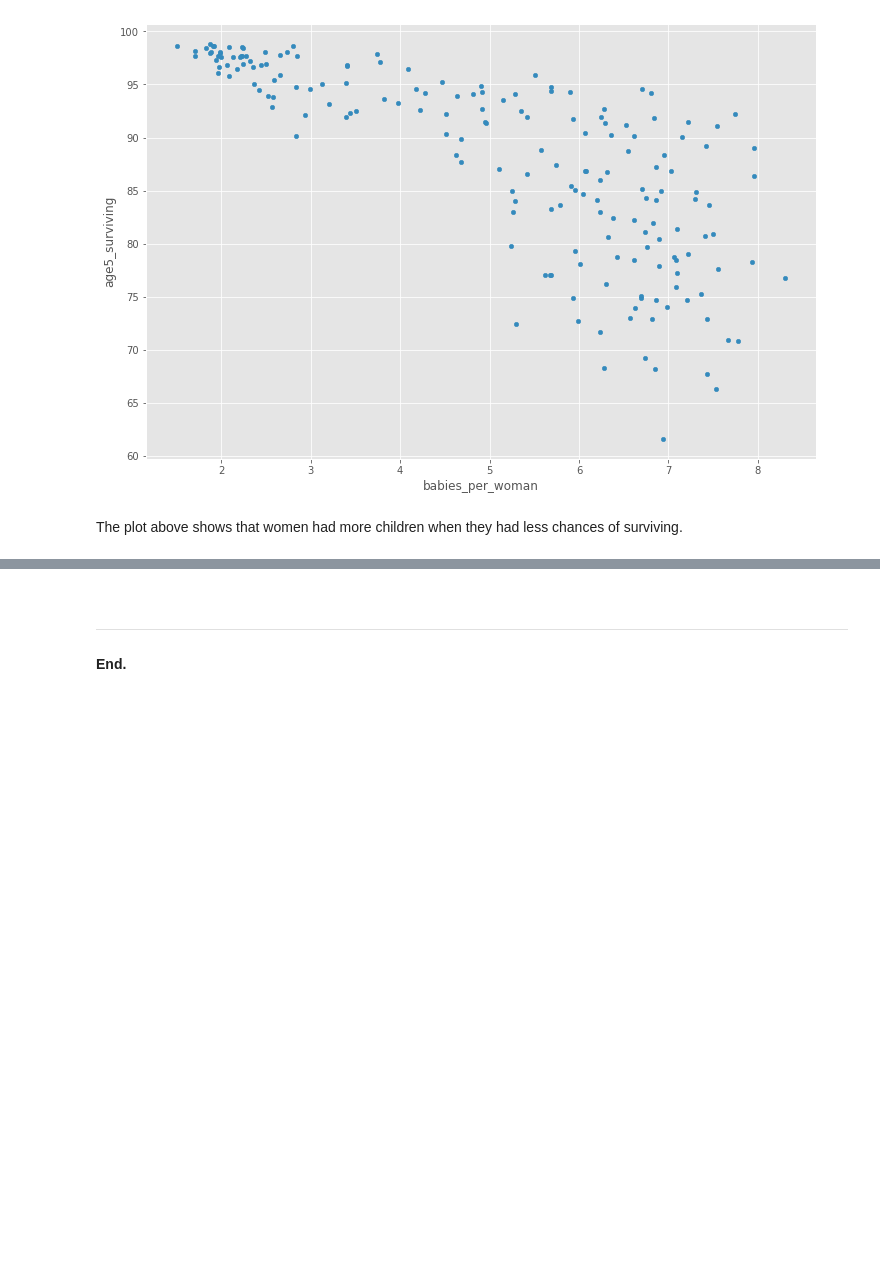
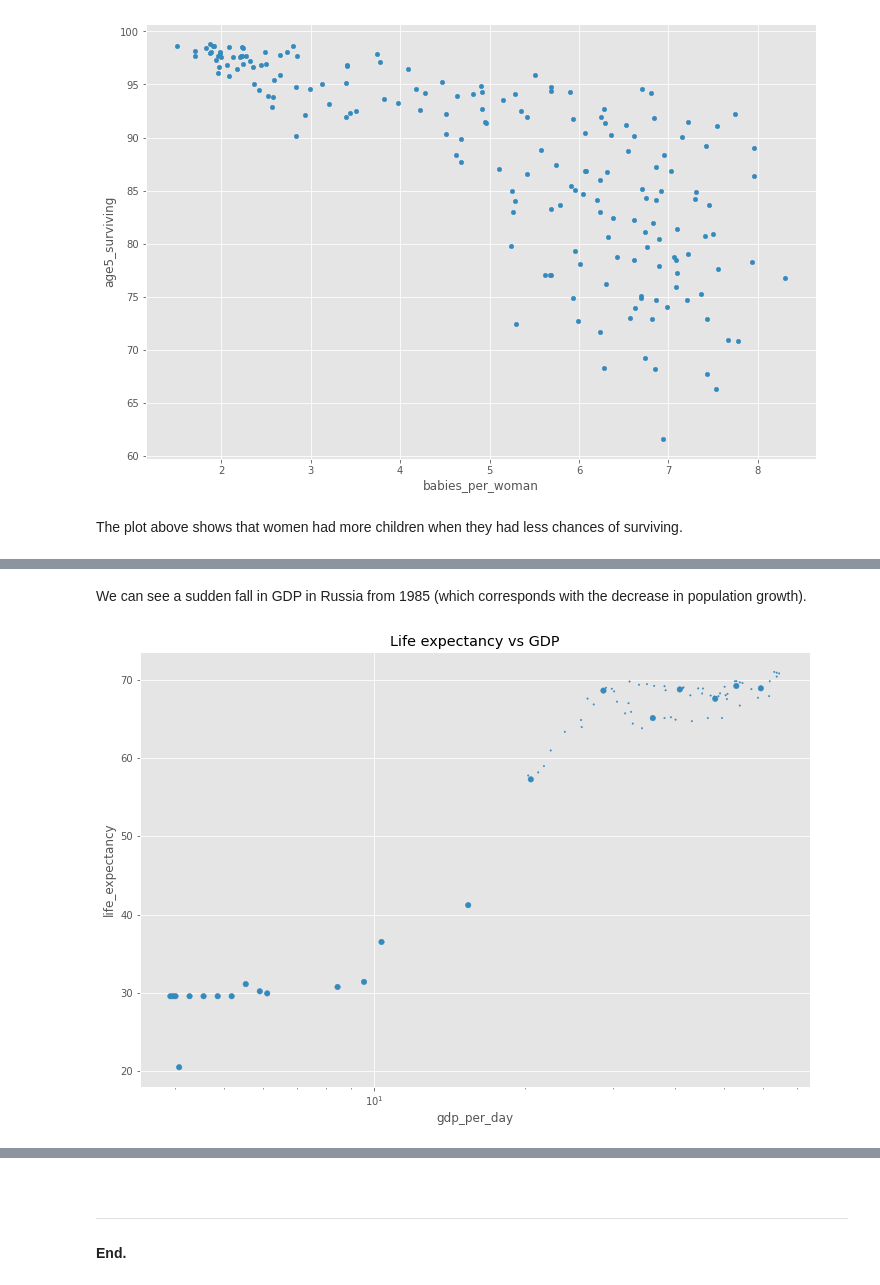
Before and after one commit to olgarozhdestvina/Data-Science-and-Machine-Learning, a Jupyter notebook: Data visualization/Gapminder.ipynb, the cells around one changed output, grey strips where cells are left out. Saved outputs shown, nothing was run; the diff lists cells and outputs as text; code cells hidden in the pictures; blank space fills up the shorter version.

```diff
--- a/Data visualization/Gapminder.ipynb
+++ b/Data visualization/Gapminder.ipynb
@@ -117,0 +152,9 @@ interactive(children=(IntSlider(value=1973, description='year', max=2015, min=19
+# %% [markdown]
+We can see a sudden fall in GDP in Russia from 1985 (which corresponds with the decrease in population growth).
+# %%
+# Mark decades by changing the size of the dots.
+size = np.where(russia.year % 10 == 0, 30, 2)
+russia.plot.scatter('gdp_per_day', 'life_expectancy', logx=True, s=size)
+plt.title('Life expectancy vs GDP');
+# %% [output]
+[figure, added]
```
Also changed, not shown: parts of 15 cells of this notebook.
